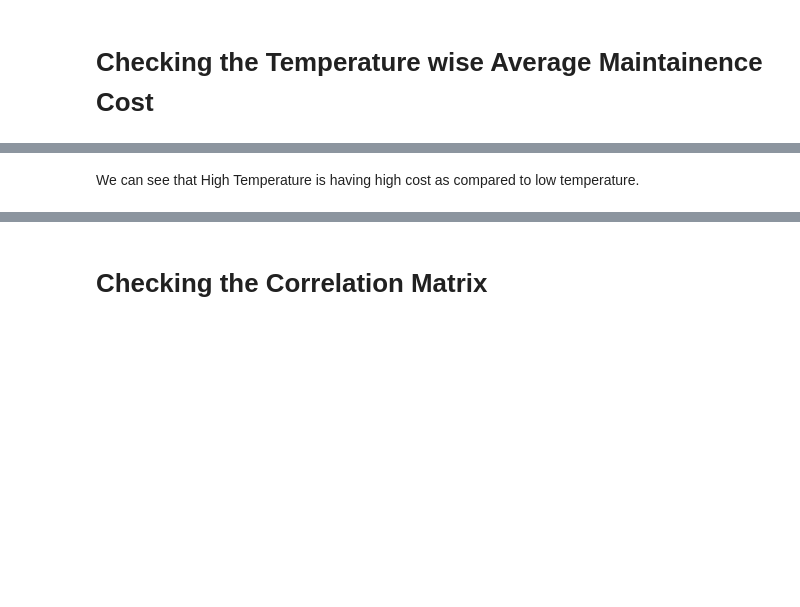
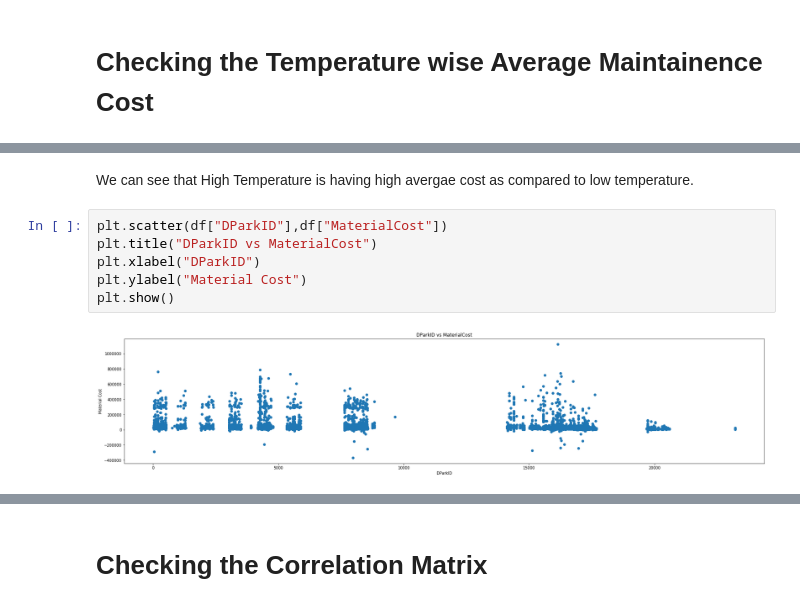
Before and after one commit to amitdatawarrior/MLProject, a Jupyter notebook: Vestas.ipynb, the cells around one changed output, grey strips where cells are left out. Cells and saved outputs as stored; diff of their text form; blank space fills up the shorter version.

```diff
--- a/Vestas.ipynb
+++ b/Vestas.ipynb
@@ -140,2 +181,10 @@ plt.show()
 # %% [markdown]
-We can see that High Temperature is having high cost as compared to low temperature.
+We can see that High Temperature is having high avergae cost as compared to low temperature.
+# %%
+plt.scatter(df["DParkID"],df["MaterialCost"])
+plt.title("DParkID vs MaterialCost")
+plt.xlabel("DParkID")
+plt.ylabel("Material Cost")
+plt.show()
+# %% [output]
+[figure, added]
```
Also changed, not shown: parts of 34 cells of this notebook.
